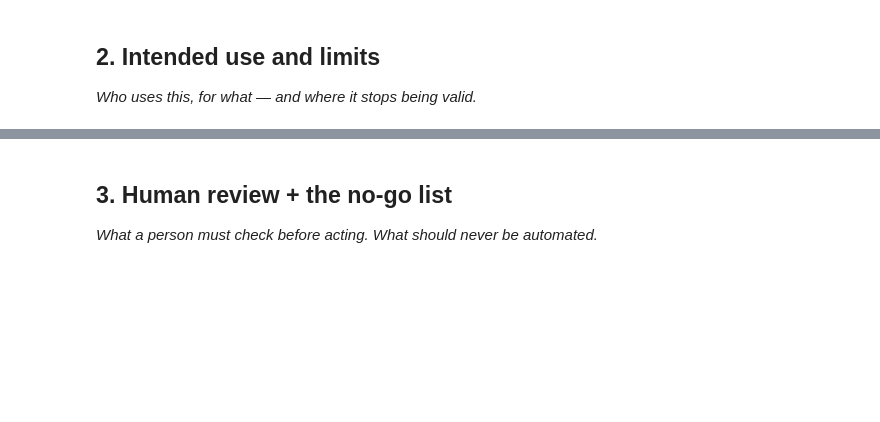
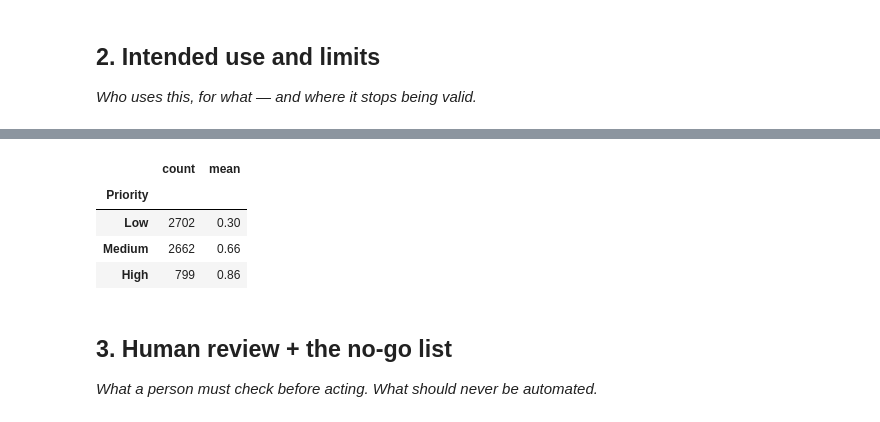
Before and after one commit to venkat-vipul/flyrank_ml, a Jupyter notebook: work/notebooks/w07_action_playbook.ipynb, the cells around one changed output, grey strips where cells are left out. Saved outputs shown, nothing was run; the diff lists cells and outputs as text; code cells hidden in the pictures; blank space fills up the shorter version.

```diff
--- a/work/notebooks/w07_action_playbook.ipynb
+++ b/work/notebooks/w07_action_playbook.ipynb
@@ -23,3 +178,11 @@ This skeleton is yours to fill. Work the sections **in order** — each one has
+# %%
+action_queue.groupby("Priority", observed=False)["Decline Probability"].agg(["count", "mean"]).round(2)
+# %% [output]
+|  | count | mean |
+| Priority |  |  |
+| Low | 2702 | 0.30 |
+| Medium | 2662 | 0.66 |
+| High | 799 | 0.86 |
 # %% [markdown]
 ## 3. Human review + the no-go list
 
```
Also changed, not shown: parts of 15 cells of this notebook.
